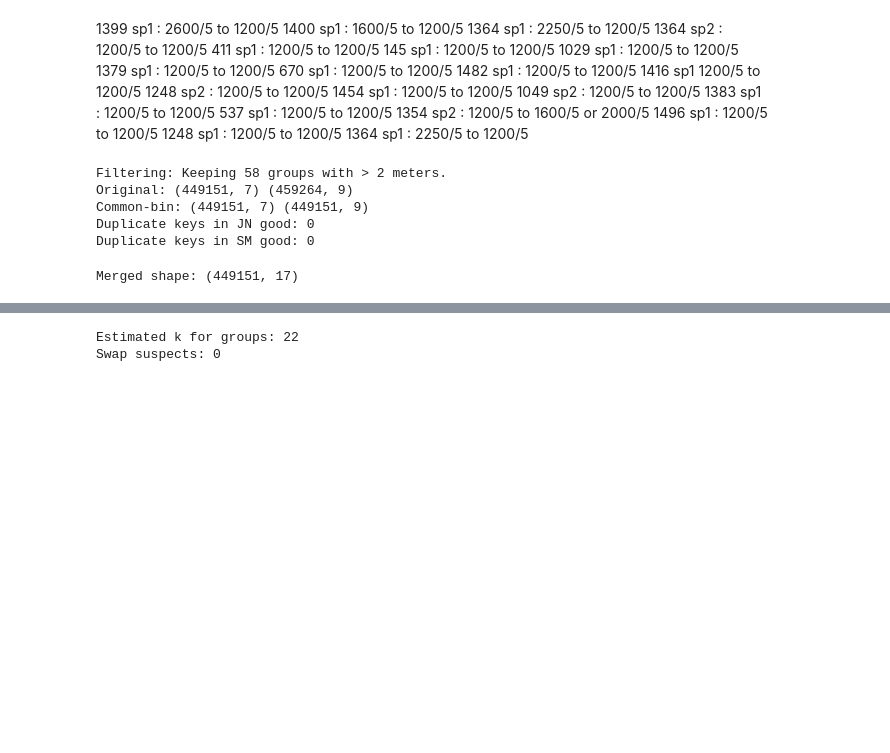
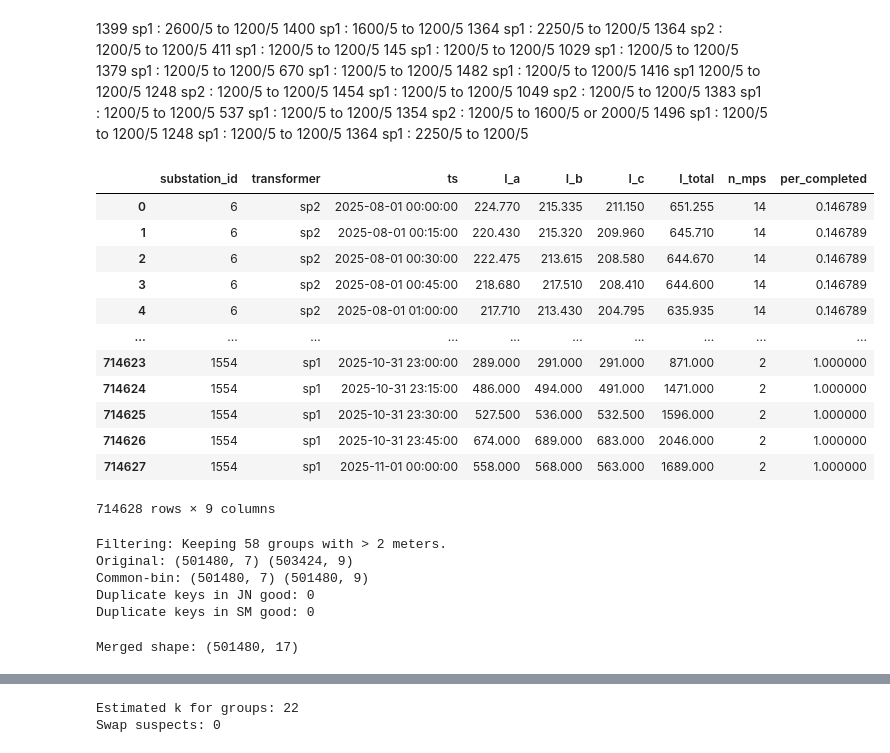
Before and after one commit to MindisBlank/Jasonaq_thesis, a Jupyter notebook: notebooks/ct_ratio_issue.ipynb, the cells around one changed output, grey strips where cells are left out. Cells and saved outputs as stored; diff of their text form; code cells hidden in the pictures; blank space fills up the shorter version.

```diff
--- a/notebooks/ct_ratio_issue.ipynb
+++ b/notebooks/ct_ratio_issue.ipynb
@@ -797,11 +762,50 @@ def fit_k_no_intercept(df_reg, tau=0.20, min_points=200):
+# %%
+sm_current_path = "../data/smartmeter_15min_all_by_transformer_20250801_20251101_['LPQ_Current_L1_AVG', 'LPQ_Current_L2_AVG', 'LPQ_Current_L3_AVG'].parquet"
+df_sm_current = pd.read_parquet(sm_current_path)
+df_sm_current
+# %% [output]
+|  | substation_id | transformer | ts | I_a | I_b | I_c | I_total | n_mps | per_completed |
+| 0 | 6 | sp2 | 2025-08-01 00:00:00 | 224.770 | 215.335 | 211.150 | 651.255 | 14 | 0.146789 |
+| 1 | 6 | sp2 | 2025-08-01 00:15:00 | 220.430 | 215.320 | 209.960 | 645.710 | 14 | 0.146789 |
+| 2 | 6 | sp2 | 2025-08-01 00:30:00 | 222.475 | 213.615 | 208.580 | 644.670 | 14 | 0.146789 |
+| 3 | 6 | sp2 | 2025-08-01 00:45:00 | 218.680 | 217.510 | 208.410 | 644.600 | 14 | 0.146789 |
+| 4 | 6 | sp2 | 2025-08-01 01:00:00 | 217.710 | 213.430 | 204.795 | 635.935 | 14 | 0.146789 |
+| ... | ... | ... | ... | ... | ... | ... | ... | ... | ... |
+| 714623 | 1554 | sp1 | 2025-10-31 23:00:00 | 289.000 | 291.000 | 291.000 | 871.000 | 2 | 1.000000 |
+| 714624 | 1554 | sp1 | 2025-10-31 23:15:00 | 486.000 | 494.000 | 491.000 | 1471.000 | 2 | 1.000000 |
+| 714625 | 1554 | sp1 | 2025-10-31 23:30:00 | 527.500 | 536.000 | 532.500 | 1596.000 | 2 | 1.000000 |
+| 714626 | 1554 | sp1 | 2025-10-31 23:45:00 | 674.000 | 689.000 | 683.000 | 2046.000 | 2 | 1.000000 |
+| 714627 | 1554 | sp1 | 2025-11-01 00:00:00 | 558.000 | 568.000 | 563.000 | 1689.000 | 2 | 1.000000 |
+714628 rows × 9 columns
 # %%
 ## Load + preprocess + align time bins (this is the "make the join trustworthy" section)
 #################################################################################################################
 sm_current_path = "../data/smartmeter_15min_all_by_transformer_20250801_20251101_['LPQ_Current_L1_AVG', 'LPQ_Current_L2_AVG', 'LPQ_Current_L3_AVG'].parquet"
-jn_current_path ="../data/all_substations_current_202508-202511.parquet"#"../data/janitza_3phase_I_by_transformer_20250801_0000_20251101_0000.parquet" # #
+jn_current_path = "../results/janitza_timeseries_2026-01-10_1738.parquet"
+devices_list = "../metadata/devices.csv"
+
 # Read raw parquet outputs
+df_devices = pd.read_csv(devices_list) # Here I load up the device metadata that tells me what device is in what measurement group
 df_sm_current = pd.read_parquet(sm_current_path)
 df_jn_current = pd.read_parquet(jn_current_path)
+
+
+#### Ammending feeder and dnr_str to Janitza data ####
+df_jn_current["device_id"] = pd.to_numeric(df_jn_current["device_id"], errors="coerce").astype("Int64")
+df_devices["device_id"] = pd.to_numeric(df_devices["device_id"], errors="coerce").astype("Int64")
+
+# 2) (Optional but recommended) ensure single row per device_id in df_devices
+#    If df_devices has duplicates, we keep the first occurrence.
+devices_lookup = (
+    df_devices[["device_id", "feeder", "dnr_str"]]
+    .dropna(subset=["device_id"])
+    .drop_duplicates(subset=["device_id"], keep="first")
+)
+# 3) Left-join so df_jn_current keeps all its rows
+df_jn_current = df_jn_current.merge(devices_lookup, on="device_id", how="left",)
+df_jn_current = df_jn_current.rename(columns={"feeder": "transformer"}) # rename feeder to transformer for consistency
+#### End amending Janitza data ####
+
 
 # Normalize transformer key to avoid merge failures ("SP1" vs "sp1", whitespace, etc.)
 for d in (df_sm_current, df_jn_current):
@@ -809,11 +813,11 @@ for d in (df_sm_current, df_jn_current):
         d["transformer"] = d["transformer"].astype(str).str.strip().str.lower()
 
 # Add numeric substation_id from Janitza naming convention
-df_jn_current["substation_id"] = df_jn_current["dnr_str"].map(parse_dnr)
+df_jn_current["substation_id"] = df_jn_current["dnr_str"].map(m.parse_dnr)
 
 # Optional: exclude known broken substations (manual blacklist)
-exclude_dnr = ["D1133"]  # e.g. ["D0303", "D1454","D1554","D1049"]
-df_jn_current = df_jn_current[~df_jn_current["dnr_str"].isin(exclude_dnr)].copy()
+#exclude_dnr = ["D1133"]  # e.g. ["D0303", "D1454","D1554","D1049"]
+#df_jn_current = df_jn_current[~df_jn_current["dnr_str"].isin(exclude_dnr)].copy()
 # =========================================================
 # NEW FILTER: Exclude Low-Meter-Count Groups (n_mps <= 2)
 # =========================================================
@@ -886,7 +890,12 @@ df_jn_current = df_jn_current[df_jn_current["ts"] < max_ts_sm].copy()
 # Janitza collisions:
 # If Janitza has multiple rows per (substation, transformer, ts) (device-level or exporter duplication),
 # we aggregate to one record per bin. Mean is a pragmatic choice here; document in thesis.
-num_cols = ["I_a", "I_b", "I_c", "I_total"]
+
+
+# Row-wise total current
+df_jn_current["I_total"] = (df_jn_current["Ia_avg"] + df_jn_current["Ib_avg"] + df_jn_current["Ic_avg"])
+
+num_cols = ["Ia_avg", "Ib_avg", "Ic_avg", "I_total"]
 df_jn_current = (
     df_jn_current
     .groupby(["substation_id", "ts", "transformer"], as_index=False)[num_cols]
@@ -895,7 +904,7 @@ df_jn_current = (
 
 # Define the "comparison universe":
 # We only compare bins where Janitza exists (JD-present bins). This avoids blaming smartmeters for missing Janitza buckets.
-grid = make_expected_grid(df_jn_current, freq=FREQ)
+grid = m.make_expected_grid(df_jn_current)
 jn_bins = df_jn_current[["substation_id", "ts", "transformer"]].drop_duplicates()
 
 grid = grid.merge(
@@ -921,8 +930,8 @@ print("Duplicate keys in SM good:", df_sm_good.duplicated(["substation_id", "ts"
 #################################################################################################################
 # %% [output]
 Filtering: Keeping 58 groups with > 2 meters.
-Original: (449151, 7) (459264, 9)
-Common-bin: (449151, 7) (449151, 9)
+Original: (501480, 7) (503424, 9)
+Common-bin: (501480, 7) (501480, 9)
 Duplicate keys in JN good: 0
 Duplicate keys in SM good: 0
 # %%
@@ -931,6 +940,9 @@ Duplicate keys in SM good: 0
 # After this merge:
 #   Each row = one 15-min bin for one (substation_id, transformer)
 #   Contains both currents, coverage metadata, etc.
+
+df_sm_good = df_sm_good.rename(columns={"I_a": "Ia_avg", "I_b": "Ib_avg", "I_c": "Ic_avg"})
+
 df_merged = df_sm_good.merge(
     df_jn_good,
     on=["substation_id", "ts","transformer"],
@@ -939,15 +951,15 @@ df_merged = df_sm_good.merge(
     validate="one_to_one"    # safety check: raises if keys aren't 1:1
 )
 # Quick differences (not the final model, but good for debugging & intuition)
-for col in ["I_a", "I_b", "I_c", "I_total"]:
+for col in ["Ia_avg", "Ib_avg", "Ic_avg", "I_total"]:
     df_merged[f"{col}_diff"] = df_merged[f"{col}_sm"] - df_merged[f"{col}_jn"]
 
-df_merged[["I_a_diff", "I_b_diff", "I_c_diff", "I_total_diff"]].describe()
+df_merged[["Ia_avg_diff", "Ib_avg_diff", "Ic_avg_diff", "I_total_diff"]].describe()
 
 print("Merged shape:",df_merged.shape)
 #################################################################################################################
 # %% [output]
-Merged shape: (449151, 17)
+Merged shape: (501480, 17)
 # %%
 # Coverage adjustment + regression eligibility filters
 #################################################################################################################
```
Also changed, not shown: parts of 6 cells of this notebook, 8 other files.
